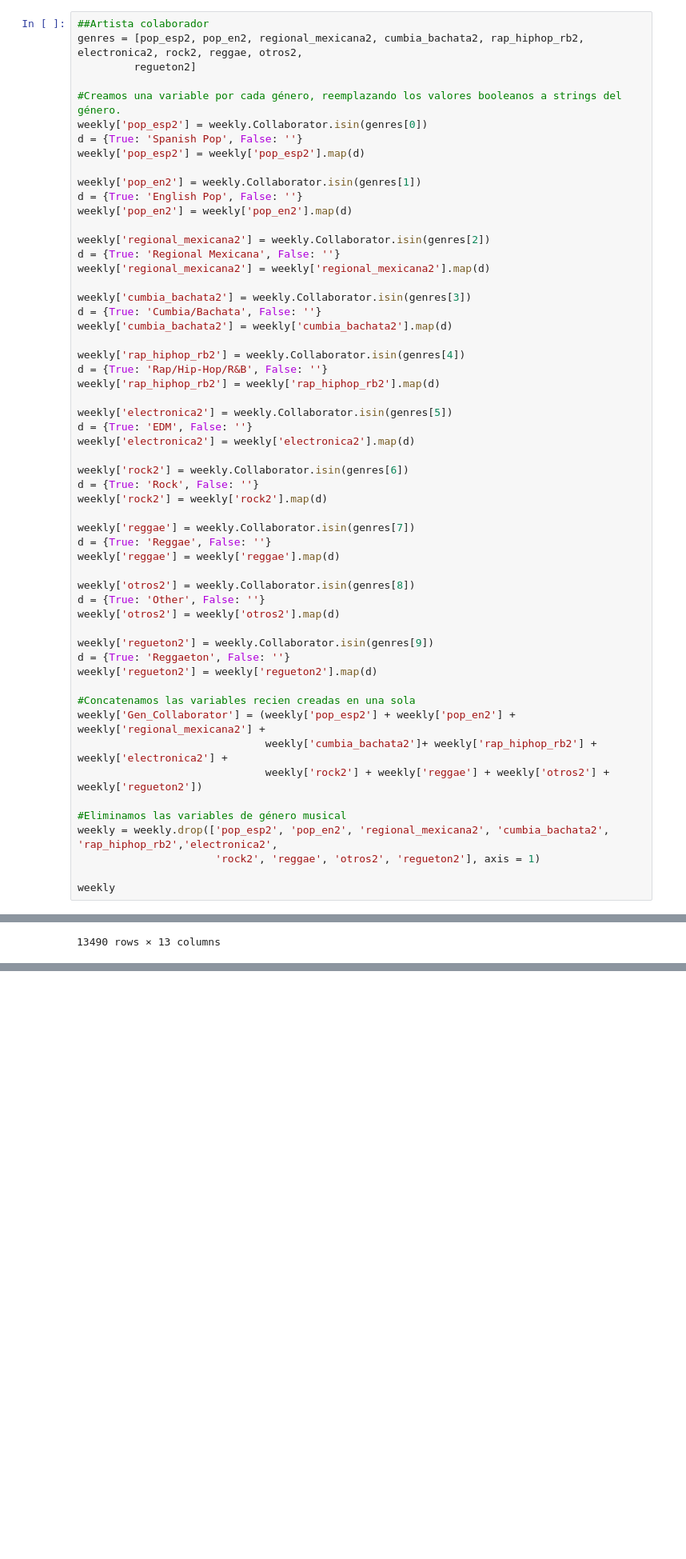
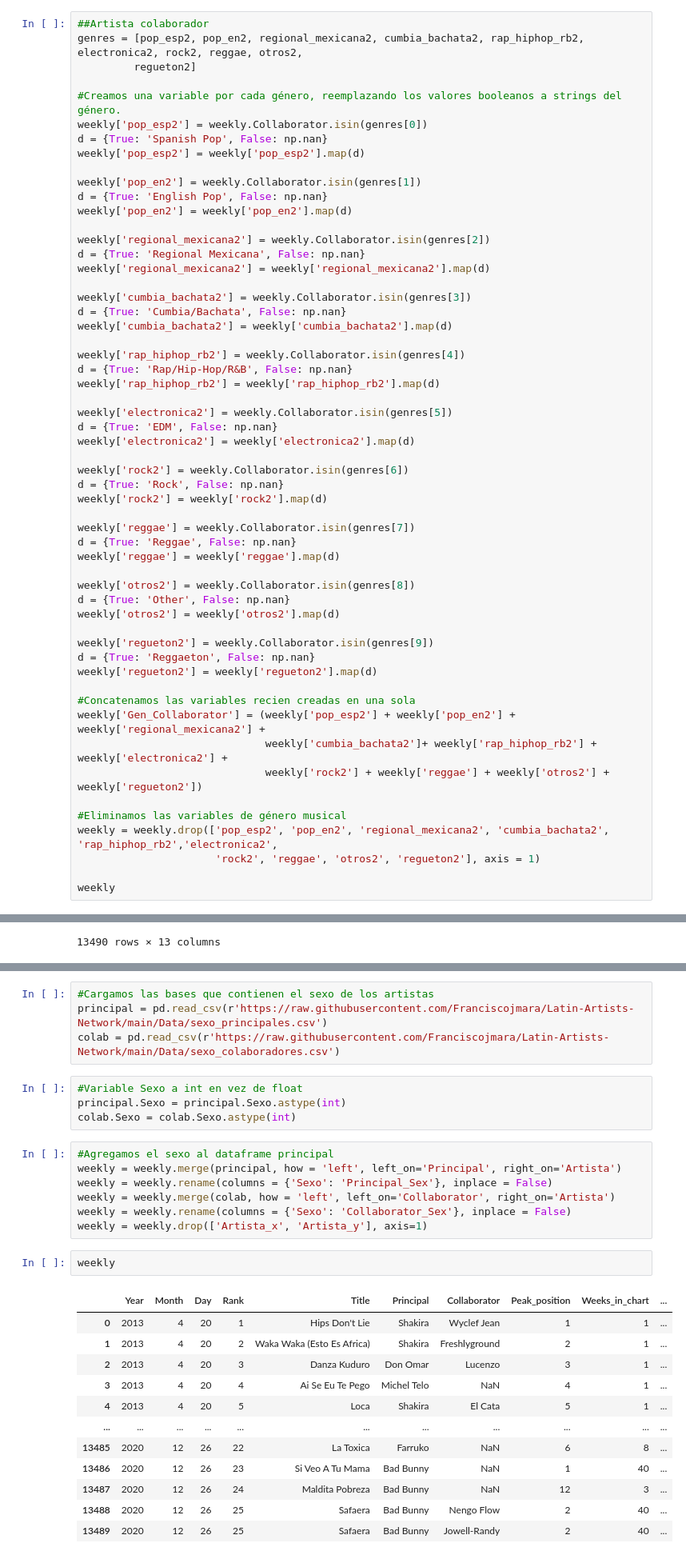
Before and after one commit to Franciscojmara/Latin-Artists-Network, a Jupyter notebook: Jupyter Notebooks/Data Preparation - Latin Streaming Songs.ipynb, the cells around one changed output, grey strips where cells are left out. Shown: that part at 80% size. Saved outputs shown, nothing was run; the diff lists cells and outputs as text; blank space fills up the shorter version.

Commit message:
Update Data Preparation - Latin Streaming Songs.ipynb
New: code to add sex of artists

```diff
--- a/Jupyter Notebooks/Data Preparation - Latin Streaming Songs.ipynb
+++ b/Jupyter Notebooks/Data Preparation - Latin Streaming Songs.ipynb
@@ -336,43 +336,43 @@ genres = [pop_esp2, pop_en2, regional_mexicana2, cumbia_bachata2, rap_hiphop_rb2
 
 #Creamos una variable por cada género, reemplazando los valores booleanos a strings del género.
 weekly['pop_esp2'] = weekly.Collaborator.isin(genres[0])
-d = {True: 'Spanish Pop', False: ''}
+d = {True: 'Spanish Pop', False: np.nan}
 weekly['pop_esp2'] = weekly['pop_esp2'].map(d)
 
 weekly['pop_en2'] = weekly.Collaborator.isin(genres[1])
-d = {True: 'English Pop', False: ''}
+d = {True: 'English Pop', False: np.nan}
 weekly['pop_en2'] = weekly['pop_en2'].map(d)
 
 weekly['regional_mexicana2'] = weekly.Collaborator.isin(genres[2])
-d = {True: 'Regional Mexicana', False: ''}
+d = {True: 'Regional Mexicana', False: np.nan}
 weekly['regional_mexicana2'] = weekly['regional_mexicana2'].map(d)
 
 weekly['cumbia_bachata2'] = weekly.Collaborator.isin(genres[3])
-d = {True: 'Cumbia/Bachata', False: ''}
+d = {True: 'Cumbia/Bachata', False: np.nan}
 weekly['cumbia_bachata2'] = weekly['cumbia_bachata2'].map(d)
 
 weekly['rap_hiphop_rb2'] = weekly.Collaborator.isin(genres[4])
-d = {True: 'Rap/Hip-Hop/R&B', False: ''}
+d = {True: 'Rap/Hip-Hop/R&B', False: np.nan}
 weekly['rap_hiphop_rb2'] = weekly['rap_hiphop_rb2'].map(d)
 
 weekly['electronica2'] = weekly.Collaborator.isin(genres[5])
-d = {True: 'EDM', False: ''}
+d = {True: 'EDM', False: np.nan}
 weekly['electronica2'] = weekly['electronica2'].map(d)
 
 weekly['rock2'] = weekly.Collaborator.isin(genres[6])
-d = {True: 'Rock', False: ''}
+d = {True: 'Rock', False: np.nan}
 weekly['rock2'] = weekly['rock2'].map(d)
 
 weekly['reggae'] = weekly.Collaborator.isin(genres[7])
-d = {True: 'Reggae', False: ''}
+d = {True: 'Reggae', False: np.nan}
 weekly['reggae'] = weekly['reggae'].map(d)
 
 weekly['otros2'] = weekly.Collaborator.isin(genres[8])
-d = {True: 'Other', False: ''}
+d = {True: 'Other', False: np.nan}
 weekly['otros2'] = weekly['otros2'].map(d)
 
 weekly['regueton2'] = weekly.Collaborator.isin(genres[9])
-d = {True: 'Reggaeton', False: ''}
+d = {True: 'Reggaeton', False: np.nan}
 weekly['regueton2'] = weekly['regueton2'].map(d)
 
 #Concatenamos las variables recien creadas en una sola
@@ -401,0 +417,30 @@ weekly
+# %%
+#Cargamos las bases que contienen el sexo de los artistas
+principal = pd.read_csv(r'https://raw.githubusercontent.com/Franciscojmara/Latin-Artists-Network/main/Data/sexo_principales.csv')
+colab = pd.read_csv(r'https://raw.githubusercontent.com/Franciscojmara/Latin-Artists-Network/main/Data/sexo_colaboradores.csv')
+# %%
+#Variable Sexo a int en vez de float
+principal.Sexo = principal.Sexo.astype(int)
+colab.Sexo = colab.Sexo.astype(int)
+# %%
+#Agregamos el sexo al dataframe principal
+weekly = weekly.merge(principal, how = 'left', left_on='Principal', right_on='Artista')
+weekly = weekly.rename(columns = {'Sexo': 'Principal_Sex'}, inplace = False)
+weekly = weekly.merge(colab, how = 'left', left_on='Collaborator', right_on='Artista')
+weekly = weekly.rename(columns = {'Sexo': 'Collaborator_Sex'}, inplace = False)
+weekly = weekly.drop(['Artista_x', 'Artista_y'], axis=1)
+# %%
+weekly
+# %% [output]
+|  | Year | Month | Day | Rank | Title | Principal | Collaborator | Peak_position | Weeks_in_chart | ... |
+| 0 | 2013 | 4 | 20 | 1 | Hips Don't Lie | Shakira | Wyclef Jean | 1 | 1 | ... |
+| 1 | 2013 | 4 | 20 | 2 | Waka Waka (Esto Es Africa) | Shakira | Freshlyground | 2 | 1 | ... |
+| 2 | 2013 | 4 | 20 | 3 | Danza Kuduro | Don Omar | Lucenzo | 3 | 1 | ... |
+| 3 | 2013 | 4 | 20 | 4 | Ai Se Eu Te Pego | Michel Telo | NaN | 4 | 1 | ... |
+| 4 | 2013 | 4 | 20 | 5 | Loca | Shakira | El Cata | 5 | 1 | ... |
+| ... | ... | ... | ... | ... | ... | ... | ... | ... | ... | ... |
+| 13485 | 2020 | 12 | 26 | 22 | La Toxica | Farruko | NaN | 6 | 8 | ... |
+| 13486 | 2020 | 12 | 26 | 23 | Si Veo A Tu Mama | Bad Bunny | NaN | 1 | 40 | ... |
+| 13487 | 2020 | 12 | 26 | 24 | Maldita Pobreza | Bad Bunny | NaN | 12 | 3 | ... |
+| 13488 | 2020 | 12 | 26 | 25 | Safaera | Bad Bunny | Nengo Flow | 2 | 40 | ... |
+| 13489 | 2020 | 12 | 26 | 25 | Safaera | Bad Bunny | Jowell-Randy | 2 | 40 | ... |
```
Also changed, not shown: parts of 4 cells of this notebook.
